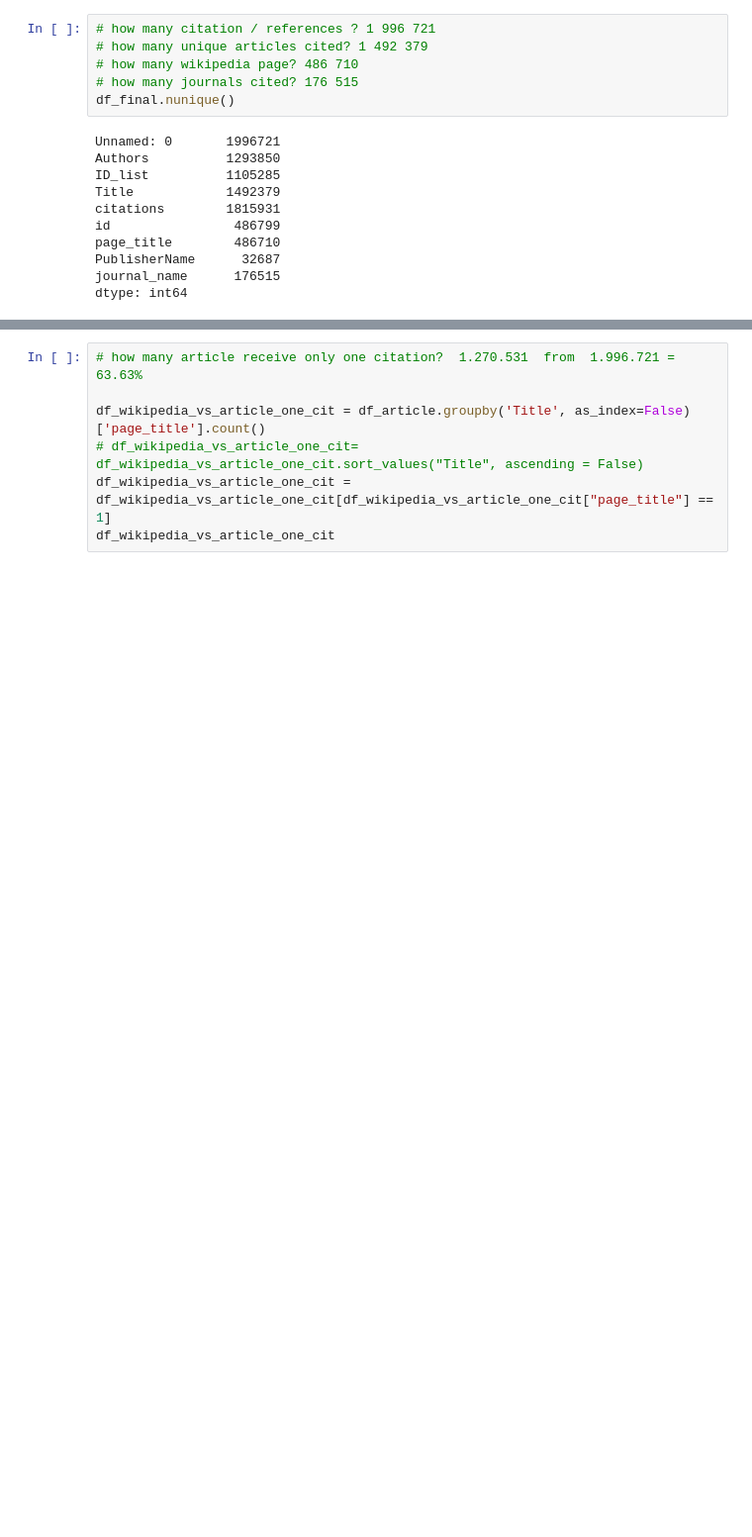
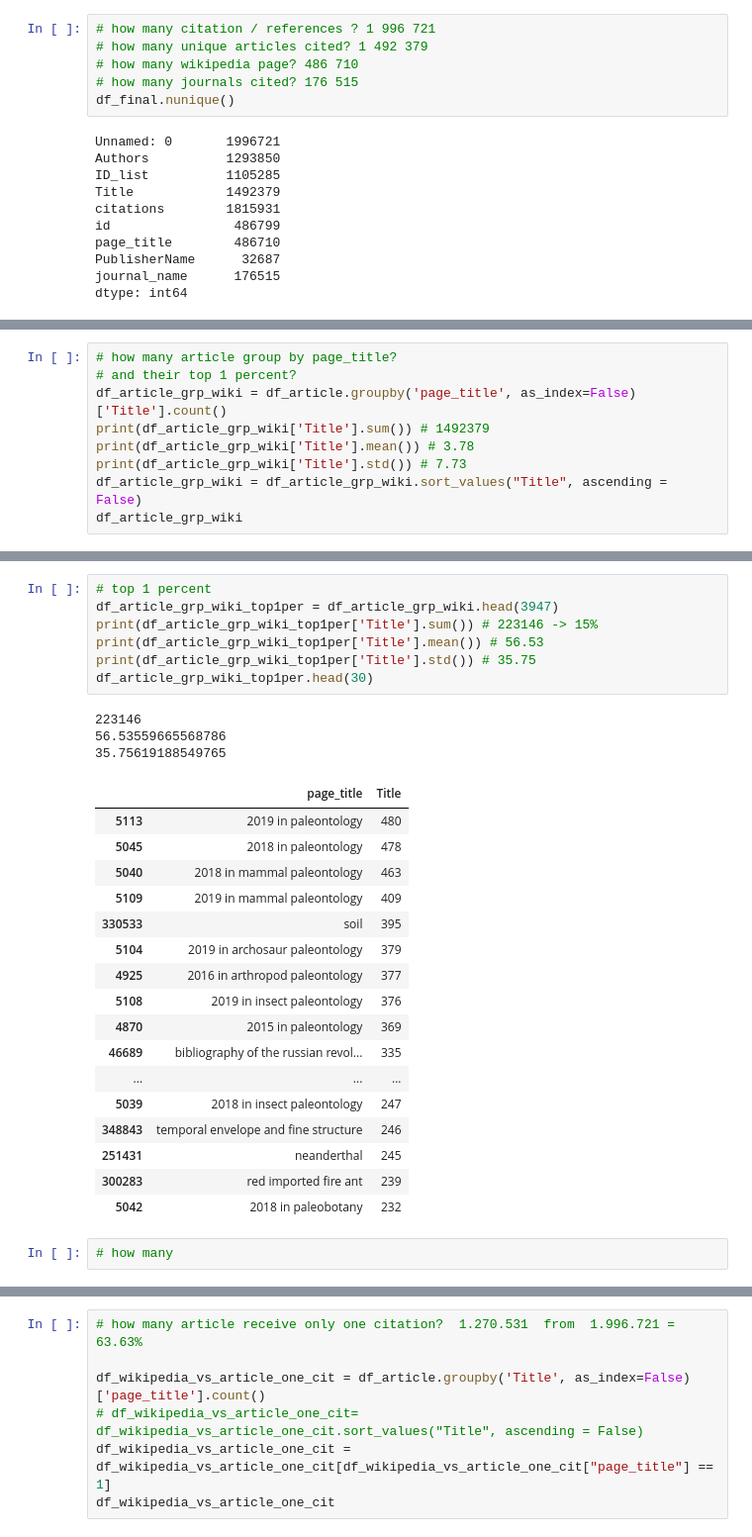
Before and after one commit to stepkurniawan/network-analysis-wikipedia-journals, a Jupyter notebook: codes/3_Data_Analysis.ipynb, the cells around one changed output, grey strips where cells are left out. Shown: that part at 99% size. Cells and saved outputs as stored; diff of their text form; blank space fills up the shorter version.

```diff
--- a/codes/3_Data_Analysis.ipynb
+++ b/codes/3_Data_Analysis.ipynb
@@ -388,0 +417,9 @@ df_wikipedia_vs_article
+# %%
+# how many article group by page_title?
+# and their top 1 percent?
+df_article_grp_wiki = df_article.groupby('page_title', as_index=False)['Title'].count()
+print(df_article_grp_wiki['Title'].sum()) # 1492379
+print(df_article_grp_wiki['Title'].mean()) # 3.78
+print(df_article_grp_wiki['Title'].std()) # 7.73
+df_article_grp_wiki = df_article_grp_wiki.sort_values("Title", ascending = False)
+df_article_grp_wiki
@@ -388,0 +443,30 @@ df_wikipedia_vs_article
+# %%
+# top 1 percent
+df_article_grp_wiki_top1per = df_article_grp_wiki.head(3947)
+print(df_article_grp_wiki_top1per['Title'].sum()) # 223146 -> 15%
+print(df_article_grp_wiki_top1per['Title'].mean()) # 56.53
+print(df_article_grp_wiki_top1per['Title'].std()) # 35.75
+df_article_grp_wiki_top1per.head(30)
+# %% [output]
+223146
+56.53559665568786
+35.75619188549765
+|  | page_title | Title |
+| 5113 | 2019 in paleontology | 480 |
+| 5045 | 2018 in paleontology | 478 |
+| 5040 | 2018 in mammal paleontology | 463 |
+| 5109 | 2019 in mammal paleontology | 409 |
+| 330533 | soil | 395 |
+| 5104 | 2019 in archosaur paleontology | 379 |
+| 4925 | 2016 in arthropod paleontology | 377 |
+| 5108 | 2019 in insect paleontology | 376 |
+| 4870 | 2015 in paleontology | 369 |
+| 46689 | bibliography of the russian revol... | 335 |
+| ... | ... | ... |
+| 5039 | 2018 in insect paleontology | 247 |
+| 348843 | temporal envelope and fine structure | 246 |
+| 251431 | neanderthal | 245 |
+| 300283 | red imported fire ant | 239 |
+| 5042 | 2018 in paleobotany | 232 |
+# %%
+# how many
```
Also changed, not shown: parts of 9 cells of this notebook, 1 other file.
